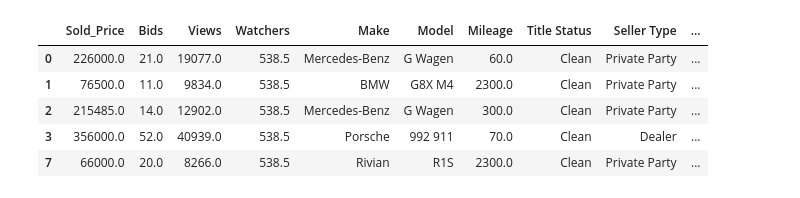
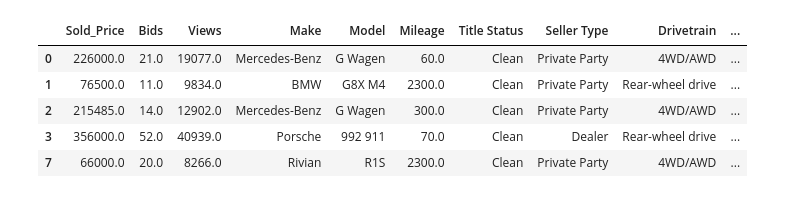
Before and after one commit to nickmiller173/classic_cars, a Jupyter notebook: processing/preprocessing.ipynb, the cells around one changed output. Saved outputs shown, nothing was run; the diff lists cells and outputs as text; code cells hidden in the pictures.

```diff
--- a/processing/preprocessing.ipynb
+++ b/processing/preprocessing.ipynb
@@ -2,6 +2,7 @@
 import pandas as pd
 import re
 from sklearn.preprocessing import LabelEncoder
+from sklearn.model_selection import train_test_split
 import pickle
 import sys
 import os
@@ -48,13 +49,6 @@ def clean_model(x):
         return x
     return x.replace('\nSave', '').strip()
 
-# def clean_title(x):
-#     if pd.isna(x):
-#         return x
-#     return x.split('(')[0].strip()
-
-import pandas as pd
-
 def clean_and_group_title(x):
     if pd.isna(x):
         return 'Unknown'
@@ -84,19 +78,6 @@ def clean_and_group_title(x):
 
     # Catch-all for anything missed
     return 'Other'
-
-# def clean_transmission_type(x):
-#     if pd.isna(x):
-#         return x
-#     return x.split('(')[0].strip()
-
-# def extract_gears(x):
-#     if pd.isna(x):
-#         return None
-#     match = re.search(r'\((\d+)-Speed\)', x)
-#     if match:
-#         return int(match.group(1))
-#     return None
 
 def clean_transmission_type(x):
     if pd.isna(x):
@@ -130,15 +111,6 @@ def extract_gears(x):
         return 1.0
 
     return None
-
-# def extract_engine_info(x):
-#     if pd.isna(x):
-#         return None, None
-#     disp = re.search(r'(\d+\.\d+)L', x)
-#     cyl = re.search(r'([V|I|H|W]\d+)', x)
-#     d_val = float(disp.group(1)) if disp else None
-#     c_val = cyl.group(1) if cyl else None
-#     return d_val, c_val
 
 def extract_engine_info(x):
     # 1. Handle entirely missing/blank values
@@ -272,8 +244,6 @@ def clean_seller_type(x):
     else:
         return 'Other'
 
-
-
 # --- Main Execution ---
 
 # 1. Load Data
@@ -288,44 +258,37 @@ df = df.dropna(subset=['Sold_Price'])
 # 3. Clean Numerical Features
 df['Mileage'] = df['Mileage'].apply(clean_mileage)
 
 # 4. Clean Text Features
 df['Model'] = df['Model'].apply(clean_model)
 df['Title Status'] = df['Title Status'].apply(clean_and_group_title)
 df['Seller Type'] = df['Seller Type'].apply(clean_seller_type)
 
 # 5. Apply Color Cleaning
 df['Exterior Color'] = df['Exterior Color'].apply(get_main_color)
 df['Interior Color'] = df['Interior Color'].apply(get_main_color)
 
 # 6. Feature Engineering
 df['Transmission_Type'] = df['Transmission'].apply(clean_transmission_type)
 df['Gears'] = df['Transmission'].apply(extract_gears)
 
 engine_data = df['Engine'].apply(extract_engine_info)
 df['Engine_Displacement_L'] = [x[0] for x in engine_data]
 df['Engine_Cylinders'] = [x[1] for x in engine_data]
 
 # APPLY TEXT FEATURE ENGINEERING
 df = engineer_sharp_features(df)
 df = engineer_date_features(df, is_inference=False)
 df = df.dropna(subset=['auction_year'])
 
-# Specify only the continuous numeric columns
-cols_to_impute = ['Bids', 'Views', 'Gears', 'Mileage', 'Watchers', 'Engine_Displacement_L', 'Gears', 'car_age']
-
-# Fill NaNs with the mean for just these columns
-for col in cols_to_impute:
-    df[col] = df[col].fillna(df[col].mean())
-
 # 7. Drop Unused Columns
-cols_to_drop = ['URL', 'Transmission', 'Engine', 'Auction_Date', 'VIN', 'Location', 'Highlights', 'Equipment', 'Modifications', 'Known Flaws', 'Recent Service History', 'Ownership History', 'Other Items Included in Sale', 'Seller Notes']
+cols_to_drop = ['URL', 'Watchers', 'Transmission', 'Engine', 'Auction_Date', 'VIN', 'Location', 'Highlights', 'Equipment', 'Modifications', 'Known Flaws', 'Recent Service History', 'Ownership History', 'Other Items Included in Sale', 'Seller Notes']
 df_cleaned = df.drop(columns=cols_to_drop)
 pd.set_option('display.max_columns', None)
 df_cleaned.head()
 # %% [output]
-|  | Sold_Price | Bids | Views | Watchers | Make | Model | Mileage | Title Status | Seller Type | ... |
-| 0 | 226000.0 | 21.0 | 19077.0 | 538.5 | Mercedes-Benz | G Wagen | 60.0 | Clean | Private Party | ... |
-| 1 | 76500.0 | 11.0 | 9834.0 | 538.5 | BMW | G8X M4 | 2300.0 | Clean | Private Party | ... |
-| 2 | 215485.0 | 14.0 | 12902.0 | 538.5 | Mercedes-Benz | G Wagen | 300.0 | Clean | Private Party | ... |
-| 3 | 356000.0 | 52.0 | 40939.0 | 538.5 | Porsche | 992 911 | 70.0 | Clean | Dealer | ... |
-| 7 | 66000.0 | 20.0 | 8266.0 | 538.5 | Rivian | R1S | 2300.0 | Clean | Private Party | ... |
+|  | Sold_Price | Bids | Views | Make | Model | Mileage | Title Status | Seller Type | Drivetrain | ... |
+| 0 | 226000.0 | 21.0 | 19077.0 | Mercedes-Benz | G Wagen | 60.0 | Clean | Private Party | 4WD/AWD | ... |
+| 1 | 76500.0 | 11.0 | 9834.0 | BMW | G8X M4 | 2300.0 | Clean | Private Party | Rear-wheel drive | ... |
+| 2 | 215485.0 | 14.0 | 12902.0 | Mercedes-Benz | G Wagen | 300.0 | Clean | Private Party | 4WD/AWD | ... |
+| 3 | 356000.0 | 52.0 | 40939.0 | Porsche | 992 911 | 70.0 | Clean | Dealer | Rear-wheel drive | ... |
+| 7 | 66000.0 | 20.0 | 8266.0 | Rivian | R1S | 2300.0 | Clean | Private Party | 4WD/AWD | ... |
```
Also changed, not shown: parts of 3 cells of this notebook, 3 other files.
